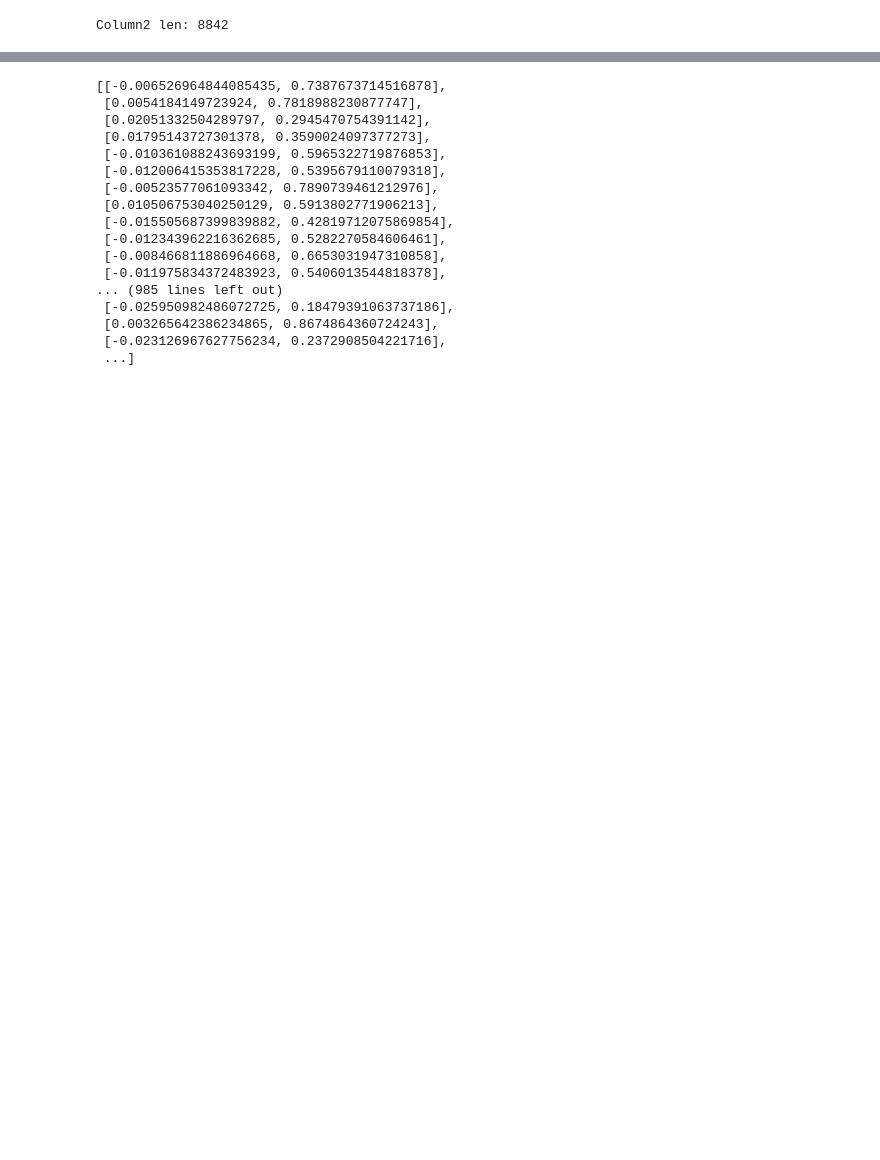
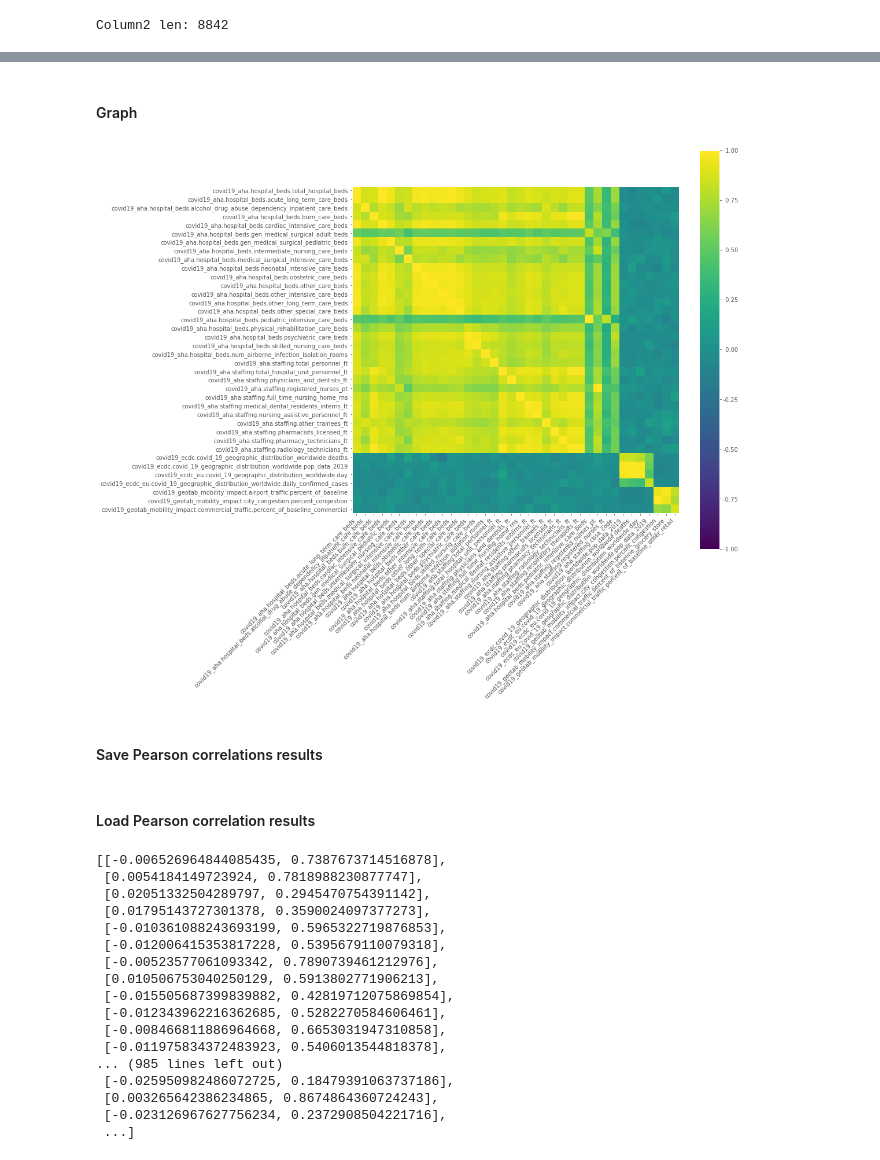
Before and after one commit to amitkp57/dbms-correlated-columns-detection, a Jupyter notebook: Jupyter-muhammad.ipynb, the cells around one changed output, grey strips where cells are left out. Saved outputs shown, nothing was run; the diff lists cells and outputs as text; code cells hidden in the pictures; blank space fills up the shorter version.

Commit message:
Added script to make correlation graph and some comments

```diff
--- a/Jupyter-muhammad.ipynb
+++ b/Jupyter-muhammad.ipynb
@@ -265,9 +191,11 @@ import numpy as np
 import scipy.stats as stats
 
 corr_list = []
+# max_range = len(columns)
+max_range = 100
 
-for i in range(len(columns)):
-  for j in range(i + 1, len(columns)):
+for i in range(max_range):
+  for j in range(i + 1, max_range):
     len_i = len(columns[i])
     len_j = len(columns[j])
     temp_i = columns[i]
@@ -285,7 +273,81 @@ corr_list
+# %% [markdown]
+#### Graph
+# %%
+import matplotlib.pyplot as plt
+plt.style.use('ggplot')
+import scripts.QueryDatabase as qd
+
+# params
+corr_mat = corr_2d # input correlation matrix
+use_label = False  # use label on each cell
+corr_th = 0.8      # only include correlation > threshold (-1.0 means include all)
+
+exclude_types = ['STRING', 'GEOGRAPHY', 'DATE', 'DATETIME', 'TIMESTAMP']
+all_cols = qd.get_columns_exclude(exclude_types)
+
+col_names_i = []
+col_names_j = []
+len_i = len(corr_2d)
+len_j = len(corr_2d)
+if corr_th > -1.0:
+  th_i = []
+  th_j = []
+  for i in range(len_i):
+    i_added = False
+    for j in range(i+1, len_j):
+      if corr_mat[i][j] > corr_th:
+        if i not in th_i:
+          th_i.append(i)
+        if j not in th_j:
+          th_j.append(j)
+
+  th_mat = []
+  for i in th_i:
+    temp = []
+    for j in th_j:
+      temp.append(corr_mat[i][j])
+    th_mat.append(temp)
+  corr_mat = th_mat
+
+  len_i = len(th_i)
+  len_j = len(th_j)
+
+  for i in th_i:
+    col_names_i.append('%s.%s' % (all_cols[i]['table'][21:], all_cols[i]['column']))
+  for j in th_j:
+    col_names_j.append('%s.%s' % (all_cols[j]['table'][21:], all_cols[j]['column']))
+else:
+  for i in range(len_i):
+    col_names_i.append('%s.%s' % (all_cols[i]['table'][21:], all_cols[i]['column']))
+  col_names_j = col_names_i
+
+plt.rcParams["figure.figsize"] = (len_j/3, len_i/3) # image size
+
+fig, ax = plt.subplots()
+im = ax.imshow(corr_mat)
+im.set_clim(-1, 1)
+ax.grid(False)
+ax.set_xticks(range(len_j))
+ax.set_xticklabels(col_names_j, rotation=45, ha='right')
+ax.yaxis.set(ticks=range(len_i), ticklabels=col_names_i)
+ax.set_ylim(len_i - 0.5, -0.5)
+if use_label:
+  for i in range(mat_len):
+      for j in range(mat_len):
+          ax.text(j, i, '%.2f' % corr_2d[i][j], ha='center', va='center',
+                  color='r')
+cbar = ax.figure.colorbar(im, ax=ax, format='% .2f')
+plt.show()
+# %% [output]
+[figure, added]
+# %% [markdown]
+#### Save Pearson correlations results
 # %%
 import json
 with open(f'{os.environ["WORKING_DIRECTORY"]}/data/pearson_corr.json', 'w') as file:
   json.dump(corr_list, file)
+# %% [markdown]
+#### Load Pearson correlation results
 # %%
 import json
 with open(f'{os.environ["WORKING_DIRECTORY"]}/data/pearson_corr.json') as file:
```
Also changed, not shown: parts of 11 cells of this notebook.
